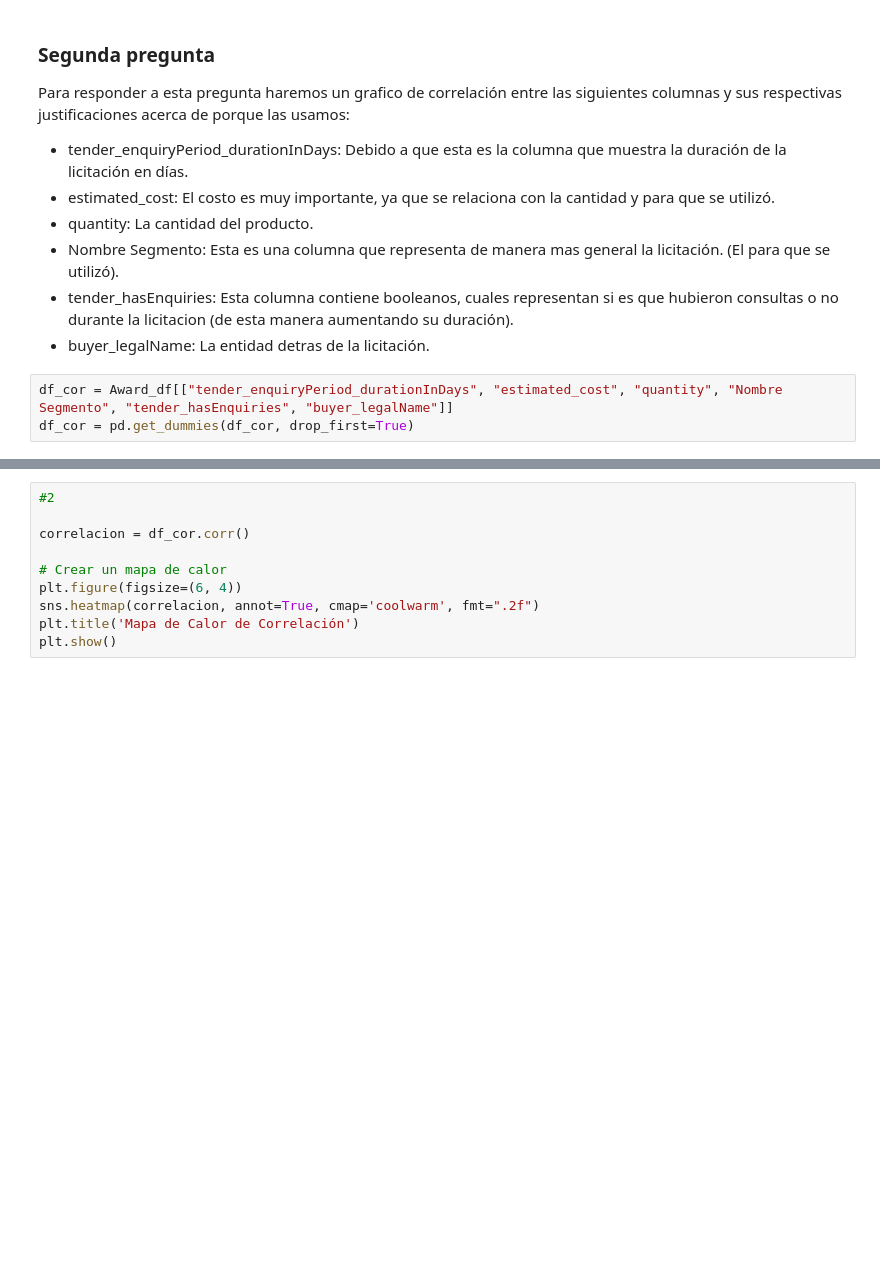
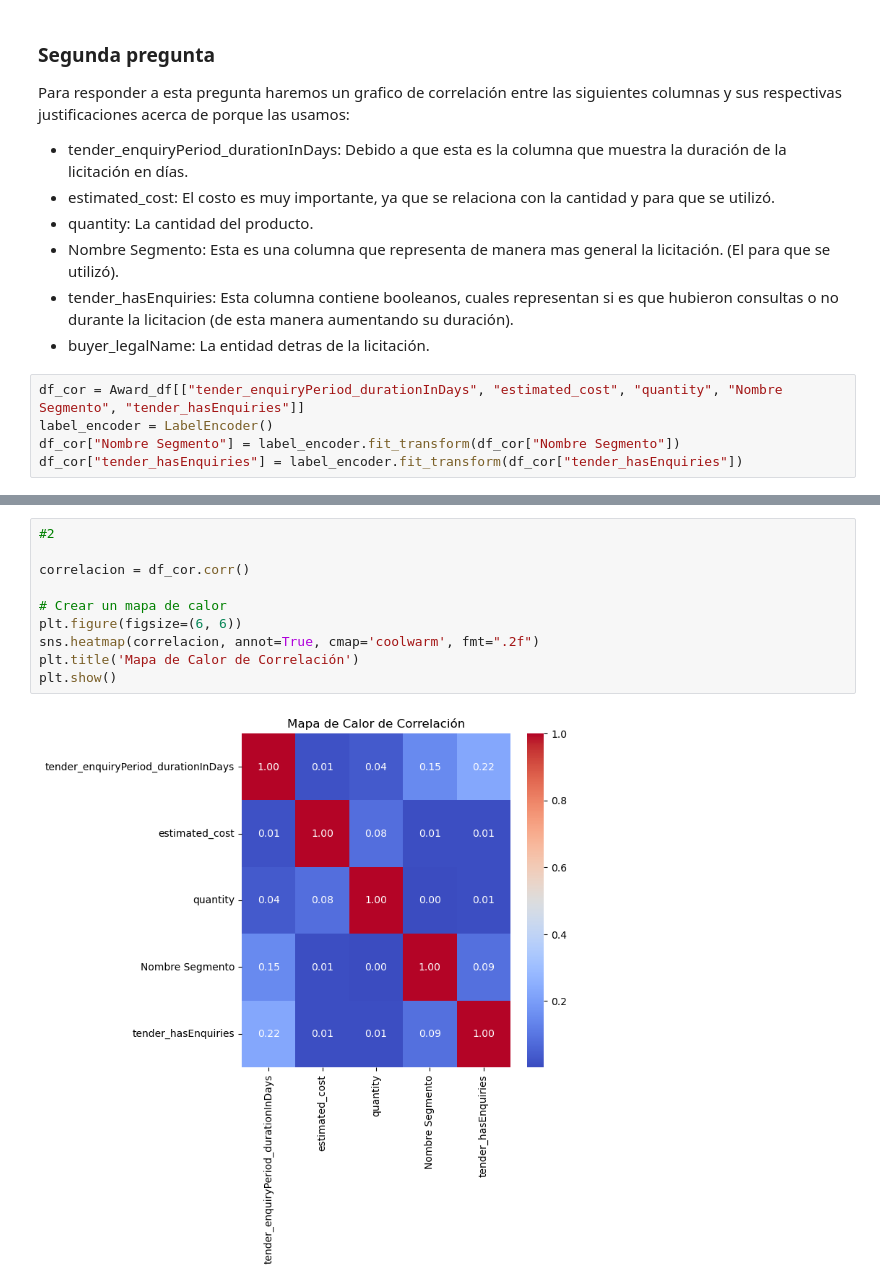
Before and after one commit to Camila-Rojas-05/Proyecto-IMT-2200-1-Grupo-14, a Jupyter notebook: Datos y trabajo con muestras/Analisis_Respuestas.ipynb, the cells around one changed output, grey strips where cells are left out. Saved outputs shown, nothing was run; the diff lists cells and outputs as text; blank space fills up the shorter version.

```diff
--- a/Datos y trabajo con muestras/Analisis_Respuestas.ipynb
+++ b/Datos y trabajo con muestras/Analisis_Respuestas.ipynb
@@ -42,5 +43,7 @@ Para responder a esta pregunta haremos un grafico de correlación entre las sigu
 - tender_hasEnquiries: Esta columna contiene booleanos, cuales representan si es que hubieron consultas o no durante la licitacion (de esta manera aumentando su duración).
 - buyer_legalName: La entidad detras de la licitación.
 # %%
-df_cor = Award_df[["tender_enquiryPeriod_durationInDays", "estimated_cost", "quantity", "Nombre Segmento", "tender_hasEnquiries", "buyer_legalName"]]
-df_cor = pd.get_dummies(df_cor, drop_first=True)
+df_cor = Award_df[["tender_enquiryPeriod_durationInDays", "estimated_cost", "quantity", "Nombre Segmento", "tender_hasEnquiries"]]
+label_encoder = LabelEncoder()
+df_cor["Nombre Segmento"] = label_encoder.fit_transform(df_cor["Nombre Segmento"])
+df_cor["tender_hasEnquiries"] = label_encoder.fit_transform(df_cor["tender_hasEnquiries"])
@@ -47,10 +61,12 @@ df_cor = pd.get_dummies(df_cor, drop_first=True)
 # %%
 #2
 
 correlacion = df_cor.corr()
 
 # Crear un mapa de calor
-plt.figure(figsize=(6, 4))
+plt.figure(figsize=(6, 6))
 sns.heatmap(correlacion, annot=True, cmap='coolwarm', fmt=".2f")
 plt.title('Mapa de Calor de Correlación')
 plt.show()
+# %% [output]
+[figure, added]
```
Also changed, not shown: parts of 2 cells of this notebook.
